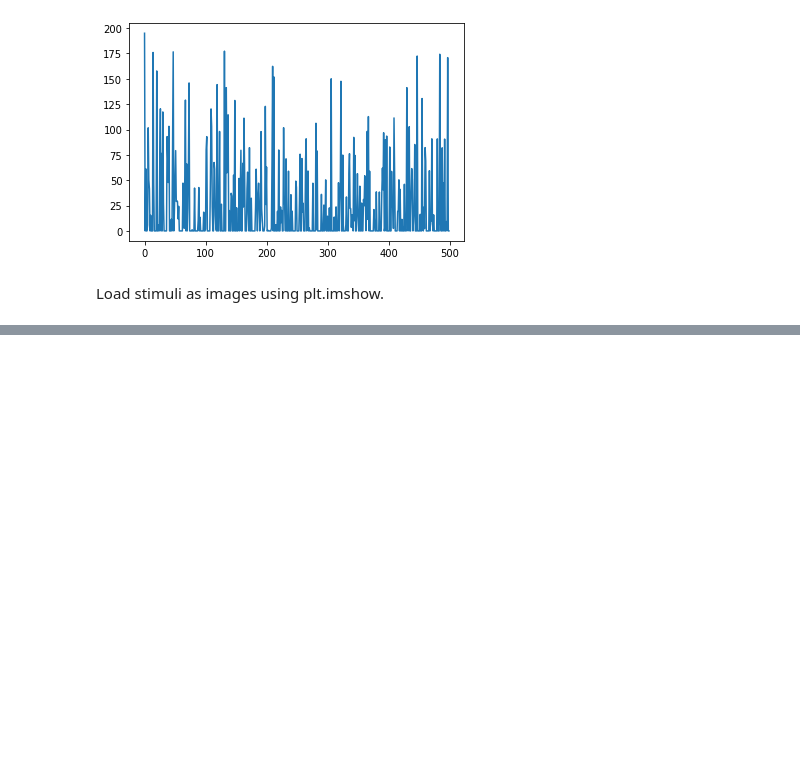
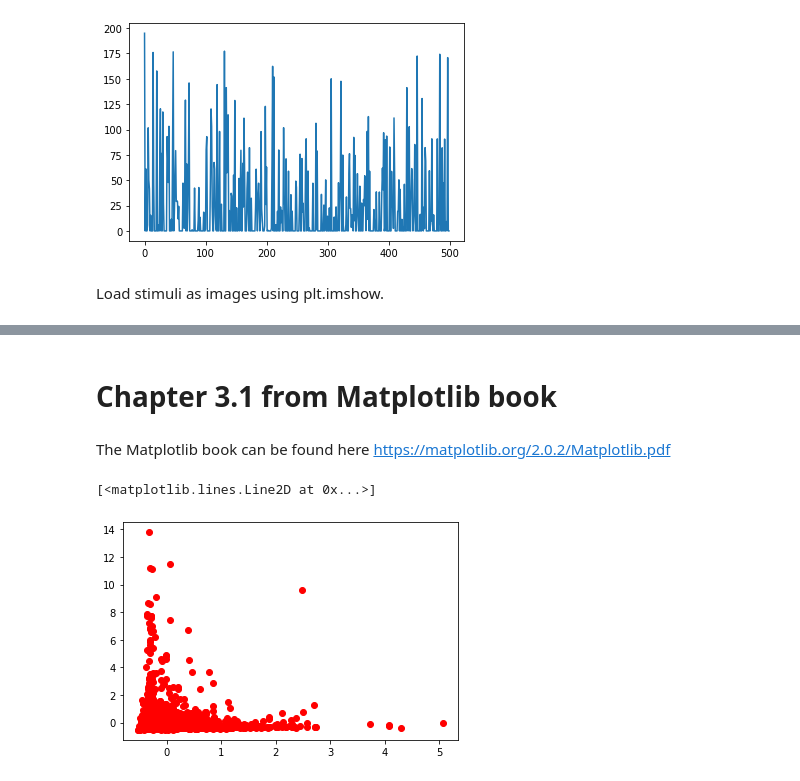
Before and after one commit to mariakesa/MatplotlibForNeuroscientists, a Jupyter notebook: StringerEtAl2018.ipynb, the cells around one changed output, grey strips where cells are left out. Cells and saved outputs as stored; diff of their text form; code cells hidden in the pictures; blank space fills up the shorter version.

```diff
--- a/StringerEtAl2018.ipynb
+++ b/StringerEtAl2018.ipynb
@@ -49,0 +54,11 @@ plt.imshow(imgs[:,:,0])
+# %% [markdown]
+# Chapter 3.1 from Matplotlib book
+# %% [markdown]
+The Matplotlib book can be found here https://matplotlib.org/2.0.2/Matplotlib.pdf
+# %%
+zsc=zscore(resp,axis=1)
+# %%
+plt.plot(zsc[:,0],zsc[:,1],'ro')
+# %% [output]
+[<matplotlib.lines.Line2D at 0x...>]
+[figure, added]
```
Also changed, not shown: parts of 4 cells of this notebook.
